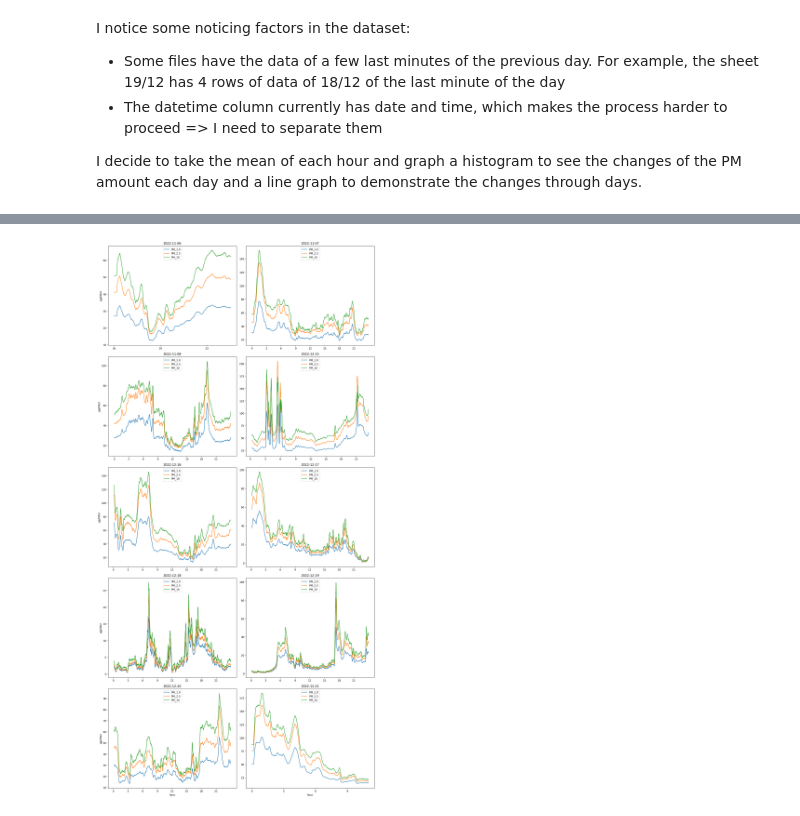
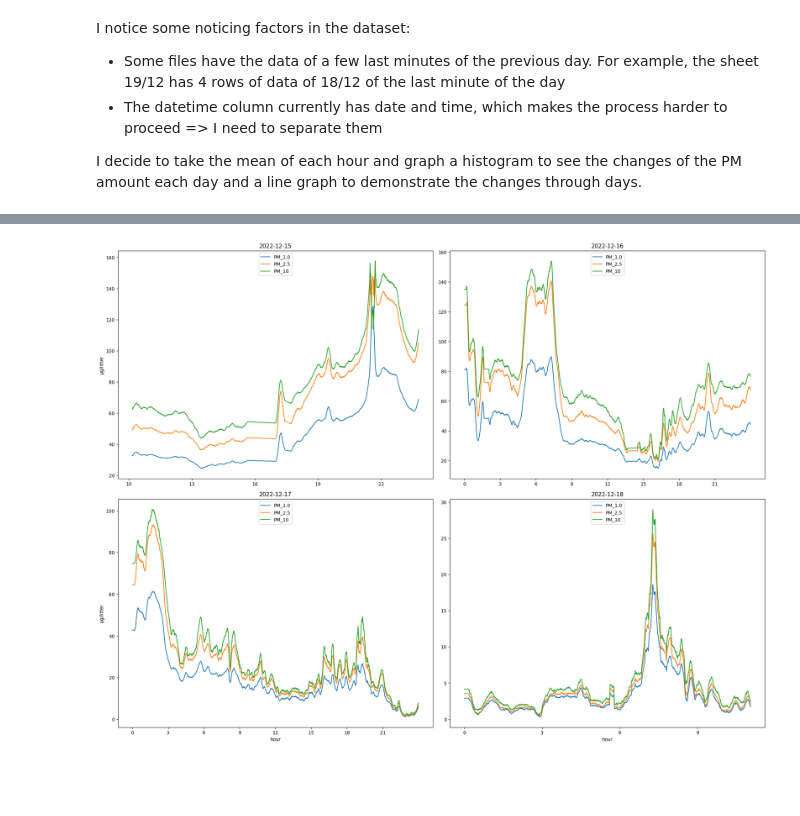
Before and after one commit to nhientruong04/Dust_Data, a Jupyter notebook: demo.ipynb, the cells around one changed output, grey strips where cells are left out. Drawn from its saved outputs; the diff is of its cells as text; code cells hidden in the pictures; blank space fills up the shorter version.

Commit message:
Have files of 2 nodes to compare differences. Separate files into 2 folders with combined files of both nodes.

```diff
--- a/demo.ipynb
+++ b/demo.ipynb
@@ -93,8 +94,8 @@ for f in sourceFiles:
     print(f'Wrong data in {f}: {wrongData.shape}')
 
     #delete irrelevent rows in the first file
-    df.drop(wrongData.index, inplace=True)
-    df.to_csv(f, index=False)
+    checkedData = df.drop(wrongData.index)
+    checkedData.to_csv(f, index=False)
 
     #get date of all wrong rows
     wrongDates = wrongData['Datetime'].dt.date.unique()
@@ -105,11 +106,12 @@ for f in sourceFiles:
     for i in destinatedFiles:
         status = f[0]
         fileName = findFileName(i, status)
+        mergeData = df.loc[df['Datetime'].dt.date == i.date()]
         if fileName != '3_091122.csv' and fileName != '3_221222.csv':
             mergeFile = pd.read_csv(fileName)
             print(f'Other file ({fileName}): {mergeFile.shape}')
 
-            concatenated = pd.concat([wrongData,mergeFile])
+            concatenated = pd.concat([mergeData,mergeFile])
             print(f'Concatenated file: {concatenated.shape}')
             concatenated.to_csv(fileName, index=False)
 # %% [output]
@@ -138,7 +139,7 @@ for f in sourceFiles:
     df['File'] = f
 
     a = df[df.isnull().any(axis=1)]
-    a.to_csv('G://My Drive/Microsoft Dust Data/nan_in_processed_file.csv',mode='a',header=None, index=False)
+    a.to_csv('./nan_in_processed_file.csv',mode='a',header=None, index=False)
 # %% [markdown]
 I notice some noticing factors in the dataset:
 - Some files have the data of a few last minutes of the previous day. For example, the sheet 19/12 has 4 rows of data of 18/12 of the last minute of the day
@@ -152,6 +153,13 @@ combinedFile = pd.concat(
 )
 
 combinedFile.to_csv('combined.csv', index=False)
+# %%
+#separate data to their node folders
+currPath = Path.cwd()
+
+for i in sourceFiles:
+    node = i[0]
+    shutil.move(f'{currPath}/{i}',f'{currPath}/node_{node}/{i}')
 # %%
 x = pd.read_csv('combined.csv')
 
@@ -203,19 +206,18 @@ Text(0, 0.5, 'µg/litter')
 # %%
-def meanDataInMinute(df):
-    df['Time'] = df['Datetime'].dt.time
-    df['Time'] = df['Time'].map(lambda x: x.replace(second=0))
-    df['Datetime'] = df['Datetime'].map(lambda x: x.replace(second=0))
-    f = df.groupby([df['Datetime'].dt.date, df['Time']])['PM_1.0'].mean()
+# def meanDataInMinute(df):
+#     df['Time'] = df['Datetime'].dt.time
+#     df['Time'] = df['Time'].map(lambda x: x.replace(second=0))
+#     df['Datetime'] = df['Datetime'].map(lambda x: x.replace(second=0))
+#     f = df.groupby([df['Datetime'].dt.date, df['Time']])['PM_1.0'].mean()
 
-    return f
+#     return f
 
-f = pd.read_csv('3_151222f.csv')
+f = pd.read_csv('./node_2/2_161222f.csv')
 f['Datetime'] = pd.to_datetime(f['Datetime'])
 f['Datetimef'] = f['Datetime'].map(lambda x: x.replace(second=0))
 f.sort_values(by='Datetime', inplace=True)
 
 f['PM_1.0_MA'] = f['PM_1.0'].rolling(window=30).mean()
-# x = [str(i) for i in f['Time'].unique()]
 x = f['Datetime']
 f['PM_1.0_MA'] = f['PM_1.0_MA'].fillna(f['PM_1.0_MA'][29])
 j = f['PM_1.0_MA']
@@ -231,11 +230,14 @@ Text(0, 0.5, 'µg/litter')
 # %%
 
-fig, ax = plt.subplots(5,2,figsize=(15,30))
+node_2 = [i for i in os.listdir('./node_2/')]
+node_2_path = currPath / "node_2"
+
+fig, ax = plt.subplots(2,2,figsize=(20,15))
 countRow = 0
 countCol = 0
-for i in sourceFiles[:]:
+for i in node_2:
     if i != 'combined.csv':
-        f = pd.read_csv(i)
+        f = pd.read_csv(node_2_path/ i)
         f['Datetime'] = pd.to_datetime(f['Datetime'])
 
         f.sort_values(by='Datetime', inplace=True)
@@ -247,33 +249,33 @@ for i in sourceFiles[:]:
 
         f['PM_2.5_MA'] = f['PM_2.5'].rolling(window=60).mean()
         f['PM_2.5_MA'] = f['PM_2.5_MA'].fillna(f['PM_2.5_MA'][59])
         pm2_5 = f['PM_2.5_MA']
 
         f['PM_10_MA'] = f['PM_10'].rolling(window=60).mean()
         f['PM_10_MA'] = f['PM_10_MA'].fillna(f['PM_10_MA'][59])
         pm10 = f['PM_10_MA']
 
         ax[countRow,countCol].plot(x,pm1, label='PM_1.0')
         ax[countRow,countCol].plot(x,pm2_5, label='PM_2.5')
         ax[countRow,countCol].plot(x,pm10, label='PM_10')
         ax[countRow,countCol].legend(loc='upper center')
         ax[countRow,countCol].set_title(str(f['Datetime'][0].date()))
 
         x_axis = pd.date_range(f['Datetime'].min(), f['Datetime'].max(), freq='3H')
         ax[countRow,countCol].set_xticks(x_axis, labels=[str(i.hour) for i in x_axis])
 
-        ax[countRow,countCol].
+
 
 
     if countCol== 1:
         countCol = 0
         countRow+=1
     else:
         countCol += 1
 
 fig.tight_layout()
 plt.setp(ax[:,0], ylabel = 'µg/litter')
 plt.setp(ax[-1,:], xlabel = 'hour')
-plt.savefig("./graphs/all_days_data.pdf")
+plt.savefig("./graphs/node_2.png")
 # %% [output]
-[figure, old version]
+[figure, new version]
```
Also changed, not shown: parts of 6 cells of this notebook, 13 other files.
